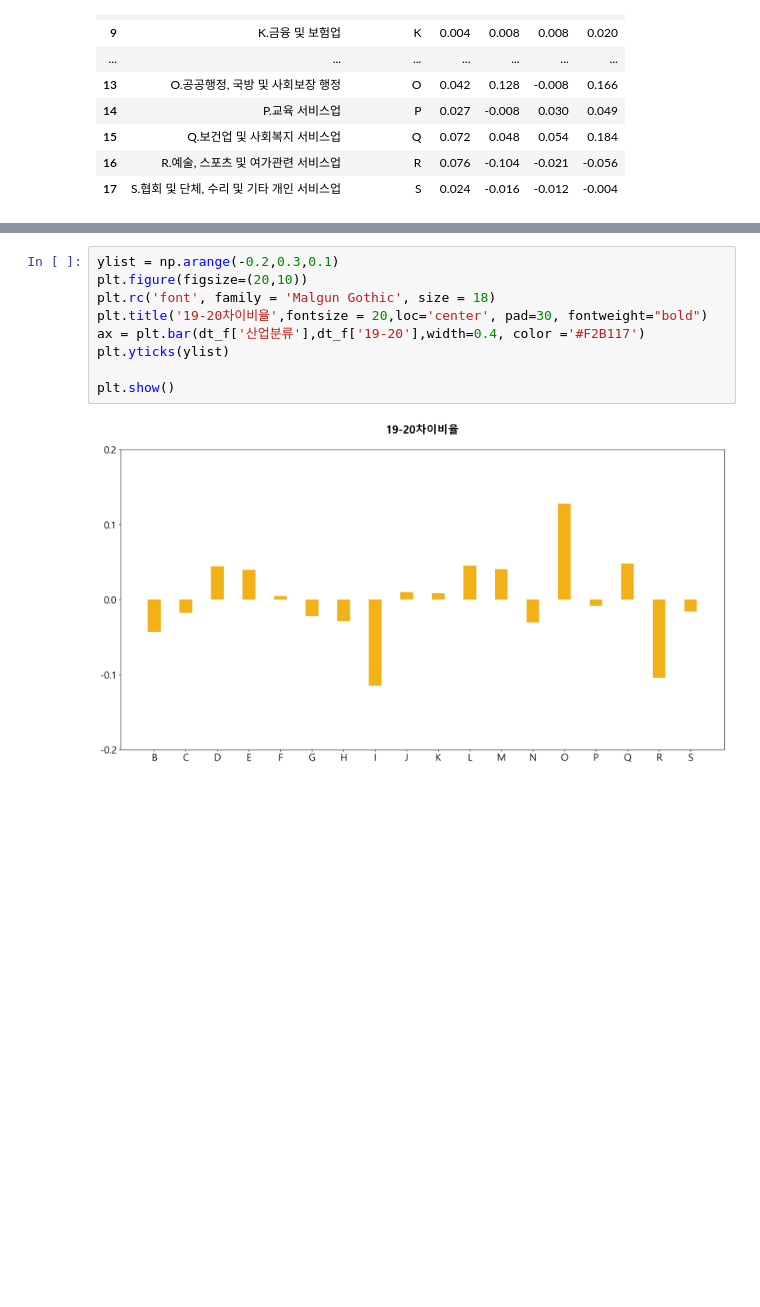
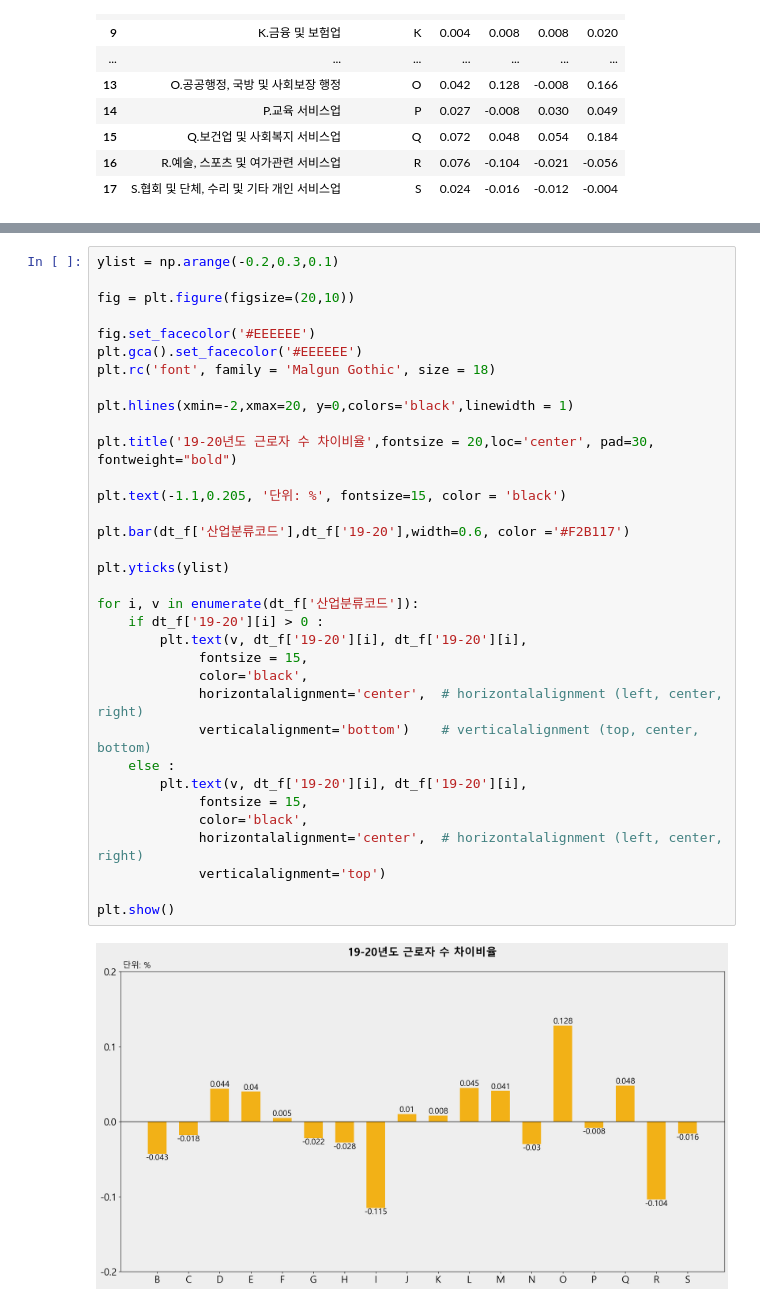
Before and after one commit to JBindio/MiniProject, a Jupyter notebook: Mini_Project_02_Minimum_Wage/project2(김동주)/고용현황.ipynb, the cells around one changed output, grey strips where cells are left out. Saved outputs shown, nothing was run; the diff lists cells and outputs as text; blank space fills up the shorter version.

```diff
--- a/Mini_Project_02_Minimum_Wage/project2(김동주)/고용현황.ipynb
+++ b/Mini_Project_02_Minimum_Wage/project2(김동주)/고용현황.ipynb
@@ -276,13 +274,38 @@ plt.show()
 # %%
 ylist = np.arange(-0.2,0.3,0.1)
-plt.figure(figsize=(20,10))
+
+fig = plt.figure(figsize=(20,10))
+
+fig.set_facecolor('#EEEEEE')
+plt.gca().set_facecolor('#EEEEEE')
 plt.rc('font', family = 'Malgun Gothic', size = 18)
-plt.title('19-20차이비율',fontsize = 20,loc='center', pad=30, fontweight="bold")
-ax = plt.bar(dt_f['산업분류'],dt_f['19-20'],width=0.4, color ='#F2B117')
+
+plt.hlines(xmin=-2,xmax=20, y=0,colors='black',linewidth = 1)
+
+plt.title('19-20년도 근로자 수 차이비율',fontsize = 20,loc='center', pad=30, fontweight="bold")
+
+plt.text(-1.1,0.205, '단위: %', fontsize=15, color = 'black')
+
+plt.bar(dt_f['산업분류코드'],dt_f['19-20'],width=0.6, color ='#F2B117')
+
 plt.yticks(ylist)
 
+for i, v in enumerate(dt_f['산업분류코드']):
+    if dt_f['19-20'][i] > 0 :
+        plt.text(v, dt_f['19-20'][i], dt_f['19-20'][i],
+             fontsize = 15,
+             color='black',
+             horizontalalignment='center',  # horizontalalignment (left, center, right)
+             verticalalignment='bottom')    # verticalalignment (top, center, bottom)
+    else :
+        plt.text(v, dt_f['19-20'][i], dt_f['19-20'][i],
+             fontsize = 15,
+             color='black',
+             horizontalalignment='center',  # horizontalalignment (left, center, right)
+             verticalalignment='top')
+
 plt.show()
 # %% [output]
-[figure, old version]
+[figure, new version]
 # %%
 ylist = np.arange(-0.2,0.3,0.1)
```
Also changed, not shown: parts of 3 cells of this notebook, 3 other files.
